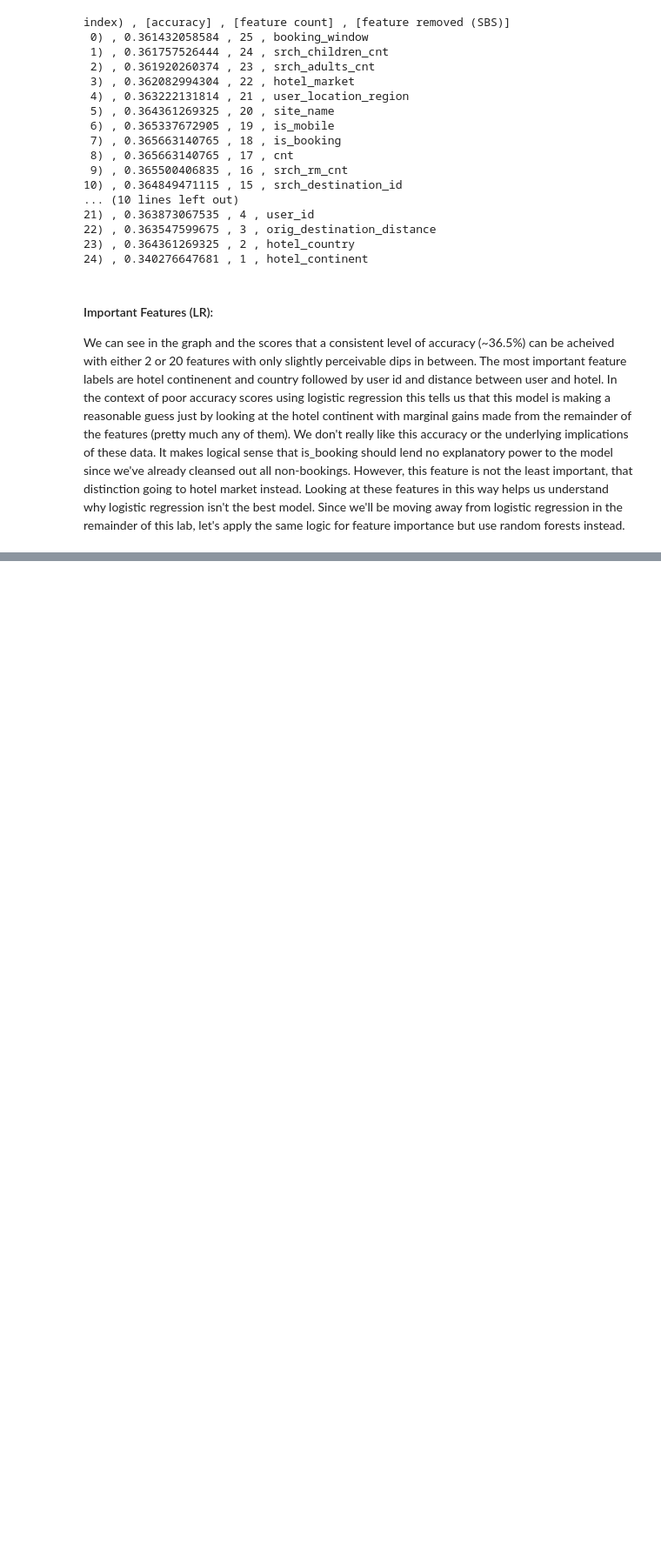
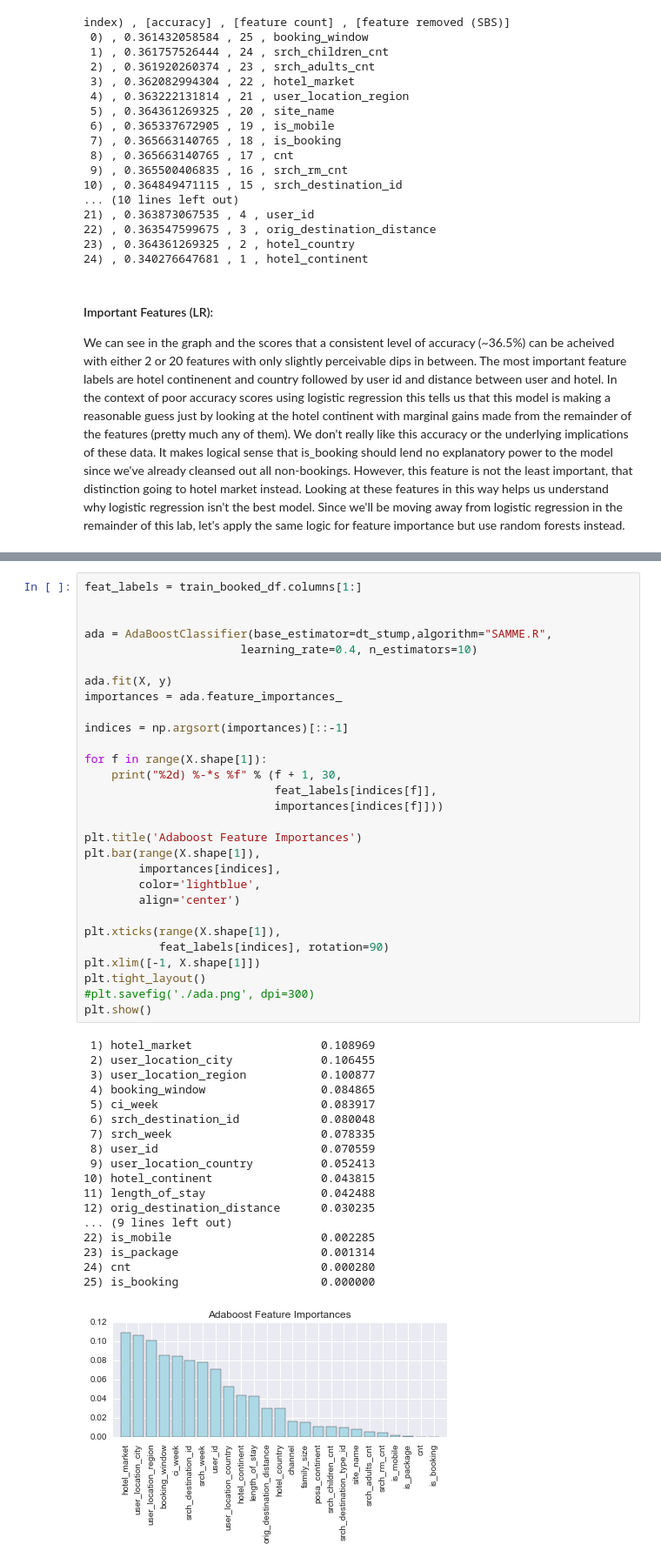
Before and after one commit to itsdannymurphy/Data_Mining_Summer, a Jupyter notebook: Lab 2 Classification (Murphy, Nakayama, Tarr).ipynb, the cells around one changed output, grey strips where cells are left out. Shown at 87% size. Cells and saved outputs as stored; diff of their text form; blank space fills up the shorter version.

```diff
--- a/Lab 2 Classification (Murphy, Nakayama, Tarr).ipynb
+++ b/Lab 2 Classification (Murphy, Nakayama, Tarr).ipynb
@@ -444,0 +364,48 @@ Accuracy 0.375546739904
+# %%
+feat_labels = train_booked_df.columns[1:]
+
+
+ada = AdaBoostClassifier(base_estimator=dt_stump,algorithm="SAMME.R",
+                       learning_rate=0.4, n_estimators=10)
+
+ada.fit(X, y)
+importances = ada.feature_importances_
+
+indices = np.argsort(importances)[::-1]
+
+for f in range(X.shape[1]):
+    print("%2d) %-*s %f" % (f + 1, 30,
+                            feat_labels[indices[f]],
+                            importances[indices[f]]))
+
+plt.title('Adaboost Feature Importances')
+plt.bar(range(X.shape[1]),
+        importances[indices],
+        color='lightblue',
+        align='center')
+
+plt.xticks(range(X.shape[1]),
+           feat_labels[indices], rotation=90)
+plt.xlim([-1, X.shape[1]])
+plt.tight_layout()
+#plt.savefig('./ada.png', dpi=300)
+plt.show()
+# %% [output]
+ 1) hotel_market                   0.108969
+ 2) user_location_city             0.106455
+ 3) user_location_region           0.100877
+ 4) booking_window                 0.084865
+ 5) ci_week                        0.083917
+ 6) srch_destination_id            0.080048
+ 7) srch_week                      0.078335
+ 8) user_id                        0.070559
+ 9) user_location_country          0.052413
+10) hotel_continent                0.043815
+11) length_of_stay                 0.042488
+12) orig_destination_distance      0.030235
+... (9 lines left out)
+22) is_mobile                      0.002285
+23) is_package                     0.001314
+24) cnt                            0.000280
+25) is_booking                     0.000000
+[figure, added]
```
Also changed, not shown: parts of 43 cells of this notebook.
